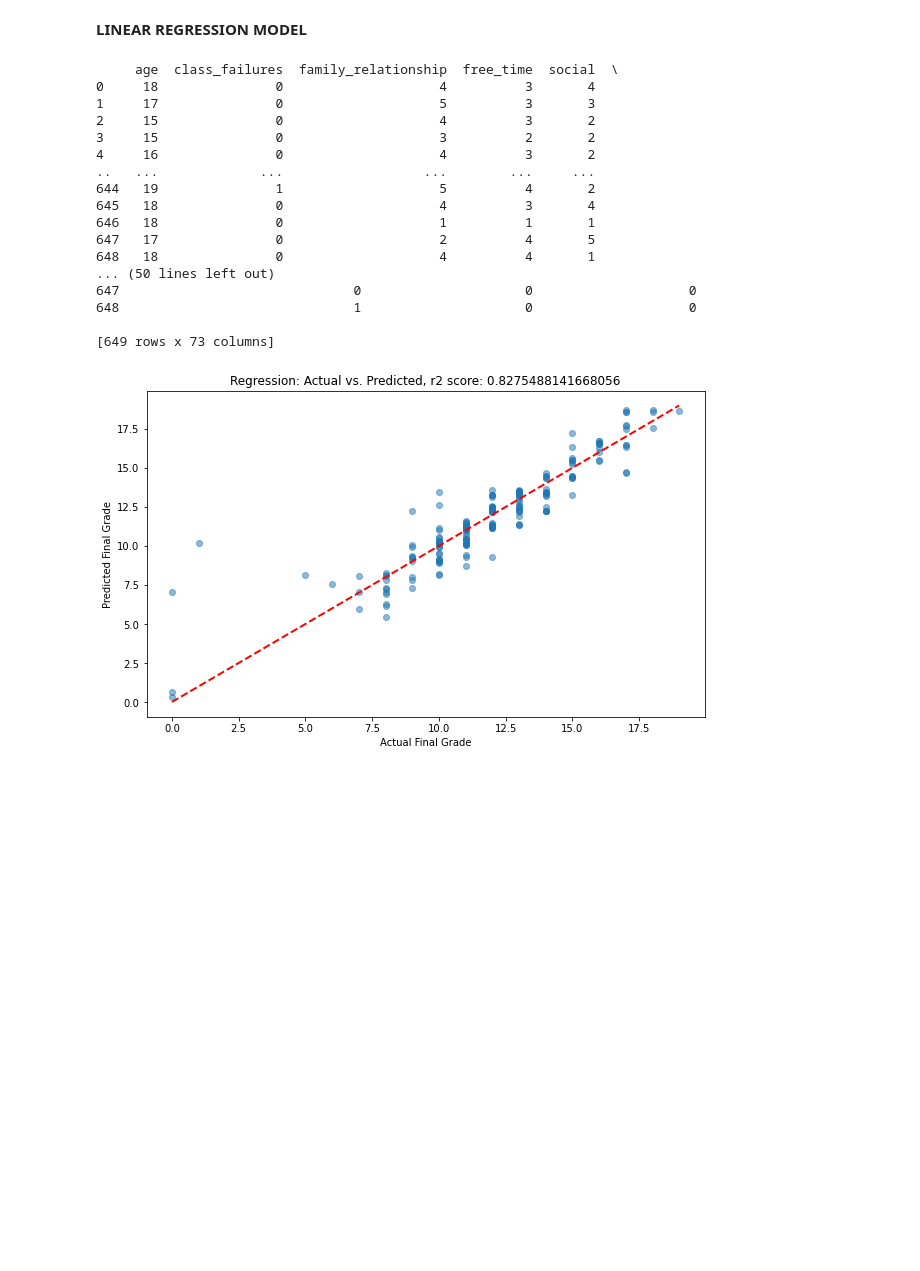
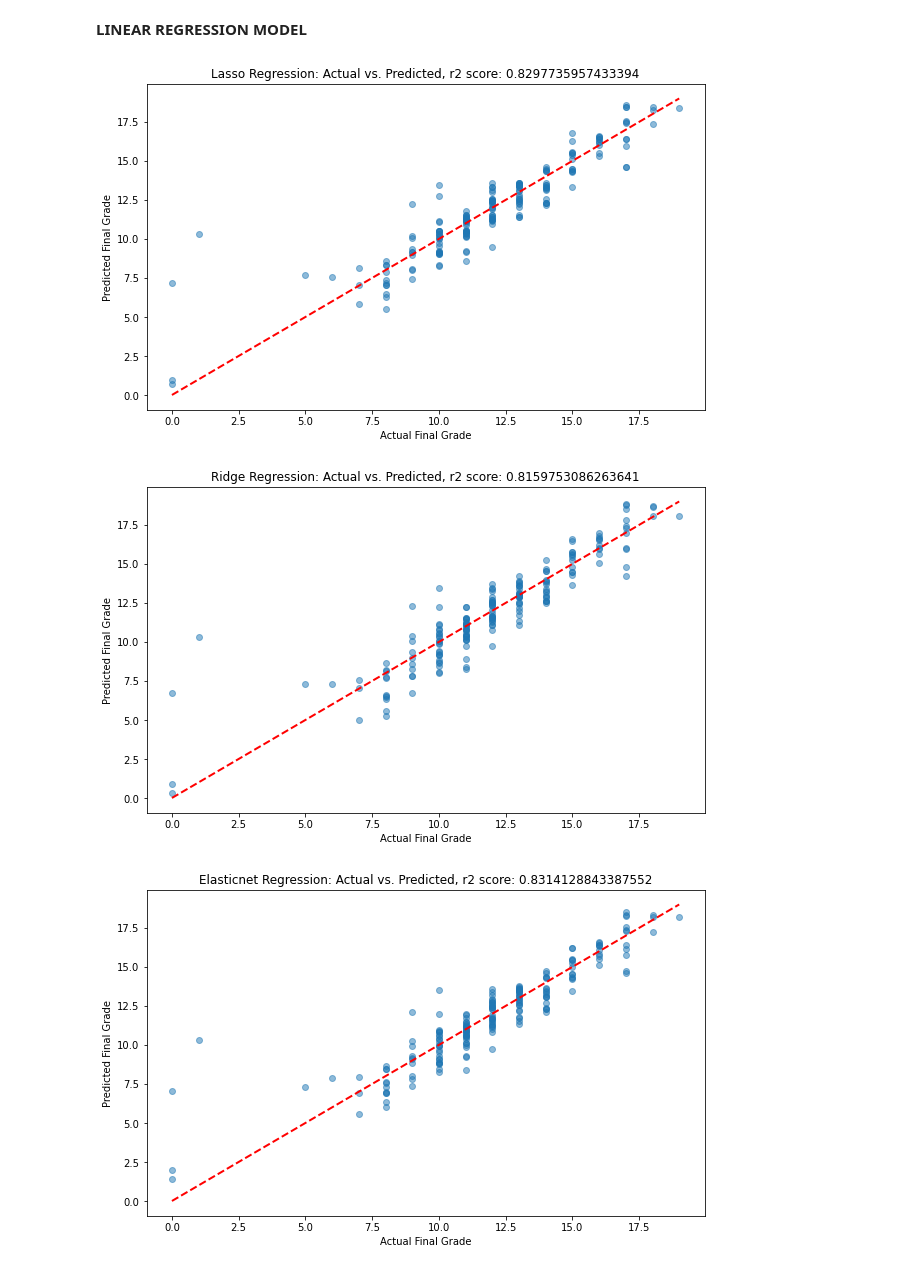
Before and after one commit to oleaskeland/AdvancedAutomation, a Jupyter notebook: Project/models/models.ipynb, the cells around one changed output. Saved outputs shown, nothing was run; the diff lists cells and outputs as text; code cells hidden in the pictures; blank space fills up the shorter version.

```diff
--- a/Project/models/models.ipynb
+++ b/Project/models/models.ipynb
@@ -43,6 +43,7 @@ from sklearn.model_selection import train_test_split
 from sklearn import metrics
 from sklearn.preprocessing import StandardScaler
 from sklearn.linear_model import ElasticNetCV
+from sklearn.metrics import roc_curve, auc
 
 
 pipeline = Pipeline(data.drop("student_id", axis=1), "final_grade")
@@ -55,52 +56,41 @@ y = dummies["final_grade"]
 
 #Standardizing input
 scaler = StandardScaler()
 X_scaled = scaler.fit_transform(X)
 
 X_train, X_test, y_train, y_test = train_test_split(X_scaled, y, test_size=0.3, random_state=0)
 
-#Defining the models and fitting them to train data
+#Defining the models and fitting them to the training data
 lassoCV = LassoCV(cv=5, random_state=0).fit(X_train, y_train)
 elasticnetCV = ElasticNetCV(cv=5, random_state=0).fit(X_train, y_train)
 ridgeCV = RidgeCV(alphas=[1e-3, 1e-2, 1e-1, 1]).fit(X_train, y_train)
 
 #Making predictions
 ypred_lasso = lassoCV.predict(X_test)
 ypred_elasticnet = elasticnetCV.predict(X_test)
 ypred_ridge = ridgeCV.predict(X_test)
 
 #Getting the r2 score
 r2_lasso = metrics.r2_score(y_test, ypred_lasso)
 r2_elasticnet = metrics.r2_score(y_test, ypred_elasticnet)
 r2_ridge = metrics.r2_score(y_test, ypred_ridge)
 
+
+
 #A simple scatter plot of ytest and ypred, a good model should follow a diagonal line y=x
-def makeScatter(ytest, ypred, r2score):
+def makeScatter(ytest, ypred, r2score, modelname):
     plt.figure(figsize=(10, 6))
     plt.scatter(ytest, ypred, alpha=0.5)
     plt.plot([min(ytest), max(ytest)], [min(ytest), max(ytest)], '--', color='red', linewidth=2)  # Diagonal line
-    plt.title(f'Regression: Actual vs. Predicted, r2 score: {r2score}')
+    plt.title(f'{modelname} Regression: Actual vs. Predicted, r2 score: {r2score}')
     plt.xlabel('Actual Final Grade')
     plt.ylabel('Predicted Final Grade')
     plt.show()
 
-makeScatter(y_test,ypred_lasso, r2_lasso)
+makeScatter(y_test,ypred_lasso, r2_lasso, "Lasso")
+makeScatter(y_test,ypred_ridge, r2_ridge, "Ridge")
+makeScatter(y_test,ypred_elasticnet, r2_elasticnet, "Elasticnet")
 # %% [output]
-     age  class_failures  family_relationship  free_time  social  \
-0     18               0                    4          3       4
-1     17               0                    5          3       3
-2     15               0                    4          3       2
-3     15               0                    3          2       2
-4     16               0                    4          3       2
-..   ...             ...                  ...        ...     ...
-644   19               1                    5          4       2
-645   18               0                    4          3       4
-646   18               0                    1          1       1
-647   17               0                    2          4       5
-648   18               0                    4          4       1
-... (50 lines left out)
-647                              0                     0                    0
-648                              1                     0                    0
-
-[649 rows x 73 columns]
-[figure, old version]
+[figure, new version]
+[figure, added]
+[figure, added]
```
